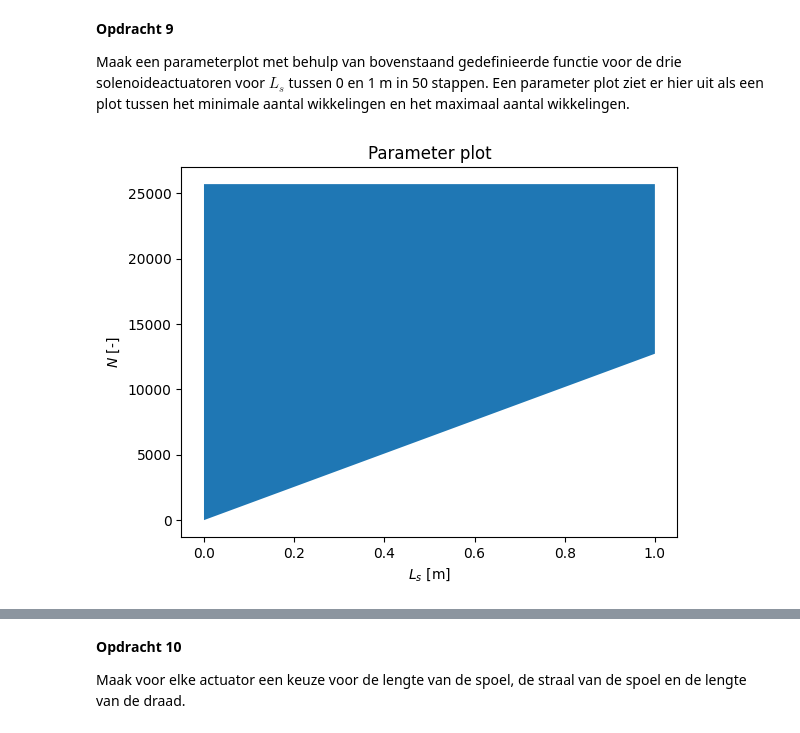
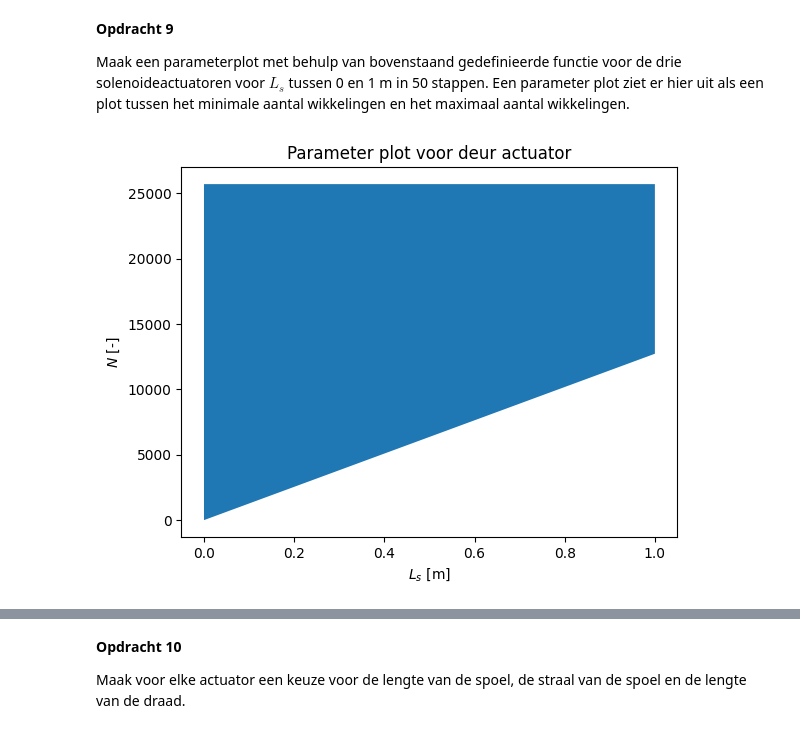
Before and after one commit to thaak123/THAAK-opdrachten-DEF-D, a Jupyter notebook: 2KrachtactuatorOpdracht/2KrachtactuatorOpdracht/KrachtactuatorOpdracht.ipynb, the cells around one changed output, grey strips where cells are left out. Drawn from its saved outputs; the diff is of its cells as text; code cells hidden in the pictures.

```diff
--- a/2KrachtactuatorOpdracht/2KrachtactuatorOpdracht/KrachtactuatorOpdracht.ipynb
+++ b/2KrachtactuatorOpdracht/2KrachtactuatorOpdracht/KrachtactuatorOpdracht.ipynb
@@ -255,9 +255,9 @@ def aantal_wikkelingen(L_s, r_s, r_d, I):
 
     if N_min > N_max:
     ## Als het ontwerp niet mogelijk is.
-        print("The design with L_s = %.1f m has no workable solution" %L_s)
-        N_min = 'NaN'
-        N_max = 'NaN'
+        print(f"The design with L_s = %.2f m has no workable solution." %L_s)
+        N_min = np.nan # 'NaN'
+        N_max = np.nan # 'NaN'
     return N_min, N_max
 # %% [markdown]
 Een parameter plot geeft ons inzicht in de haalbaarheid van het idee. In dit geval willen we kijken naar het mogelijke aantal wikkelingen en de lengte van onze solenoide. Hieronder staat een voorbeeld van code die een voorbeeld plot creëert met minimale eis $y=x$ en de maximale eis $y=2x$.
@@ -280,20 +280,20 @@ Maak een parameterplot met behulp van bovenstaand gedefinieerde functie voor de
 # %%
 L_s_arr = np.linspace(0,1,50)
 
 N_min_arr = []
 N_max_arr = []
 
 for i in L_s_arr:
     N_min = aantal_wikkelingen(i, r_deur, r_draad_deur, I_deur)[0] # Minimale eis
     N_max = aantal_wikkelingen(i, r_deur, r_draad_deur, I_deur)[1] # Maximale eis
     N_min_arr.append(N_min)
     N_max_arr.append(N_max)
 
 plt.figure()
 plt.fill_between(L_s_arr, N_min_arr, N_max_arr) # De ruimte tussen de eisen vullen
-plt.title("Parameter plot")
+plt.title("Parameter plot voor deur actuator")
 plt.xlabel(r"$L_s$ [m]")
 plt.ylabel(r"$N$ [-]")
 plt.show()
 # %% [output]
-[figure, old version]
+[figure, new version]
```
Also changed, not shown: parts of 1 cell of this notebook.
